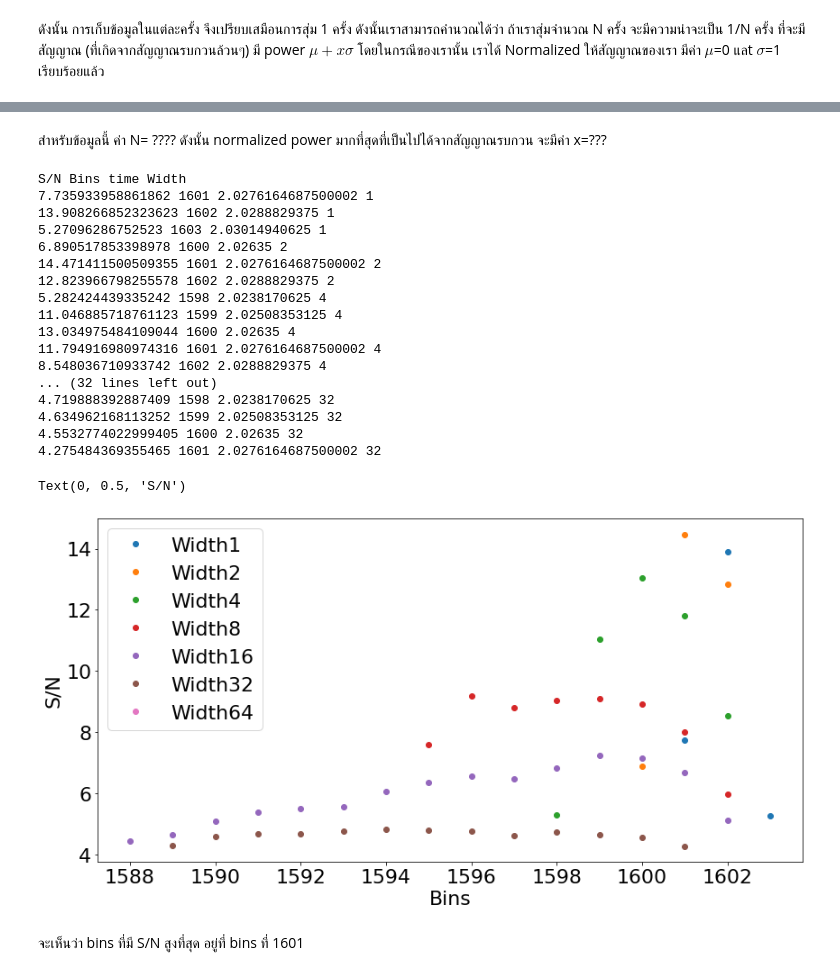
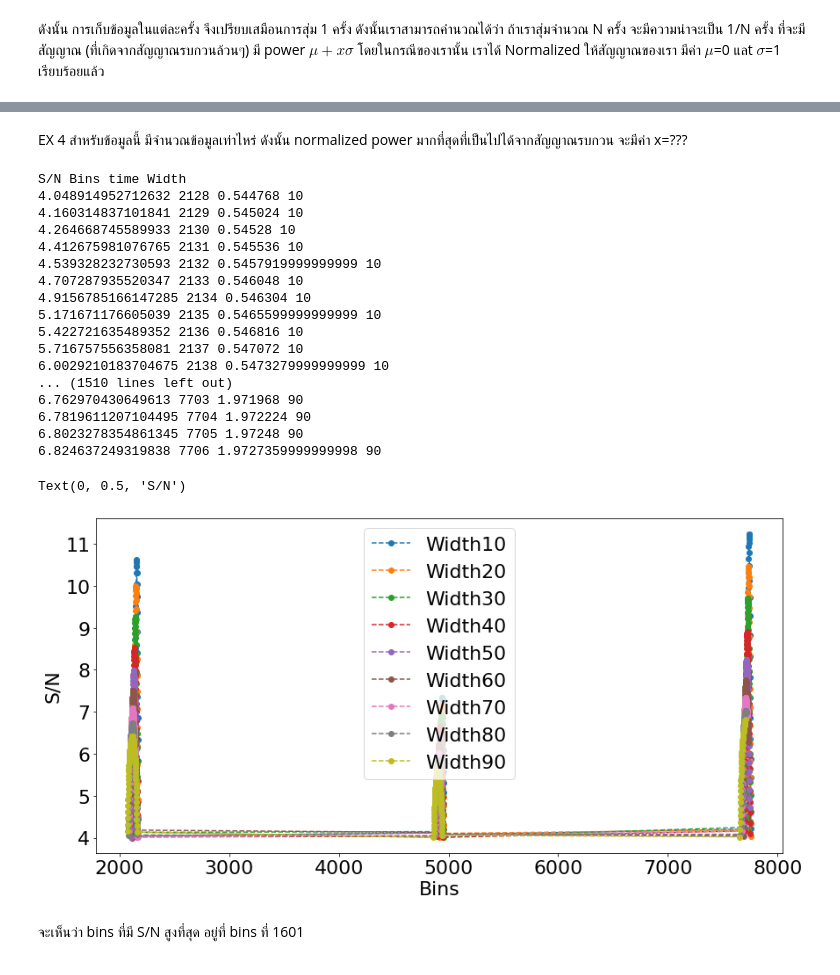
Before and after one commit to Boltfox/Radio_astronomy_tutorial, a Jupyter notebook: AIAT_tutorial_transient_search_TH.ipynb, the cells around one changed output, grey strips where cells are left out. Cells and saved outputs as stored; diff of their text form; code cells hidden in the pictures.

```diff
--- a/AIAT_tutorial_transient_search_TH.ipynb
+++ b/AIAT_tutorial_transient_search_TH.ipynb
@@ -66,0 +55,10 @@ noise=noise/std
+# %%
+w = 8 #@param {type:"slider", min:0, max:10, step:1}
+length=128
+noise=np.random.uniform(size=length*2)-0.5
+std=np.std(noise)
+a = 4 #@param {type:"slider", min:0, max:10, step:1}
+noise[length-w//2:length+w//2]=noise[length-w//2:length+w//2]+a
+plt.rcParams["figure.figsize"] = (14,7)
+plt.plot(noise/std)
+noise=noise/std
@@ -245,45 +251,43 @@ Text(0.5, 1.0, 'Distribution of power at DM of 0')
 # %% [markdown]
 ![Screenshot from 2023-01-13 23-55-29.png](embedded-picture-1)
 # %% [markdown]
-สำหรับข้อมูลนี้ ค่า N= ???? ดังนั้น normalized power มากที่สุดที่เป็นไปได้จากสัญญาณรบกวน จะมีค่า x=???
+EX 4 สำหรับข้อมูลนี้ มีจำนวณข้อมูลเท่าไหร่ ดังนั้น normalized power มากที่สุดที่เป็นไปได้จากสัญญาณรบกวน จะมีค่า x=???
 # %%
 x=4.0
 print("S/N","Bins","time","Width")
 for j in range(0,len(i_array)):
   # Get the indices of the elements greater than or equal to x
   indices = np.where(np.array(width[j]) >= 4)[0]
-
-  # Get the values of the elements greater than or equal to x
   values = [width[j][i] for i in indices]
 
   # Plot the values using the original indices
-  plt.plot(indices, values, 'o', label='Width'+str(i_array[j]))
+  plt.plot(indices, values, '--o', label='Width'+str(i_array[j]))
   for i in range(0,len(values)):
-    print(values[i],indices[i],indices[i]*myTim.header.tsamp,i_array[j])
+    print(values[i],indices[i],indices[i]*myFil.header.tsamp,i_array[j])
 
 plt.legend()
 plt.xlabel("Bins")
 plt.ylabel("S/N")
 # %% [output]
 S/N Bins time Width
-7.735933958861862 1601 2.0276164687500002 1
-13.908266852323623 1602 2.0288829375 1
-5.27096286752523 1603 2.03014940625 1
-6.890517853398978 1600 2.02635 2
-14.471411500509355 1601 2.0276164687500002 2
-12.823966798255578 1602 2.0288829375 2
-5.282424439335242 1598 2.0238170625 4
-11.046885718761123 1599 2.02508353125 4
-13.034975484109044 1600 2.02635 4
-11.794916980974316 1601 2.0276164687500002 4
-8.548036710933742 1602 2.0288829375 4
-... (32 lines left out)
-4.719888392887409 1598 2.0238170625 32
-4.634962168113252 1599 2.02508353125 32
-4.5532774022999405 1600 2.02635 32
-4.275484369355465 1601 2.0276164687500002 32
+4.048914952712632 2128 0.544768 10
+4.160314837101841 2129 0.545024 10
+4.264668745589933 2130 0.54528 10
+4.412675981076765 2131 0.545536 10
+4.539328232730593 2132 0.5457919999999999 10
+4.707287935520347 2133 0.546048 10
+4.9156785166147285 2134 0.546304 10
+5.171671176605039 2135 0.5465599999999999 10
+5.422721635489352 2136 0.546816 10
+5.716757556358081 2137 0.547072 10
+6.0029210183704675 2138 0.5473279999999999 10
+... (1510 lines left out)
+6.762970430649613 7703 1.971968 90
+6.7819611207104495 7704 1.972224 90
+6.8023278354861345 7705 1.97248 90
+6.824637249319838 7706 1.9727359999999998 90
 Text(0, 0.5, 'S/N')
-[figure, old version]
+[figure, new version]
 # %% [markdown]
 จะเห็นว่า bins ที่มี S/N สูงที่สุด อยู่ที่ bins ที่ 1601
 # %%
```
Also changed, not shown: parts of 29 cells of this notebook.
